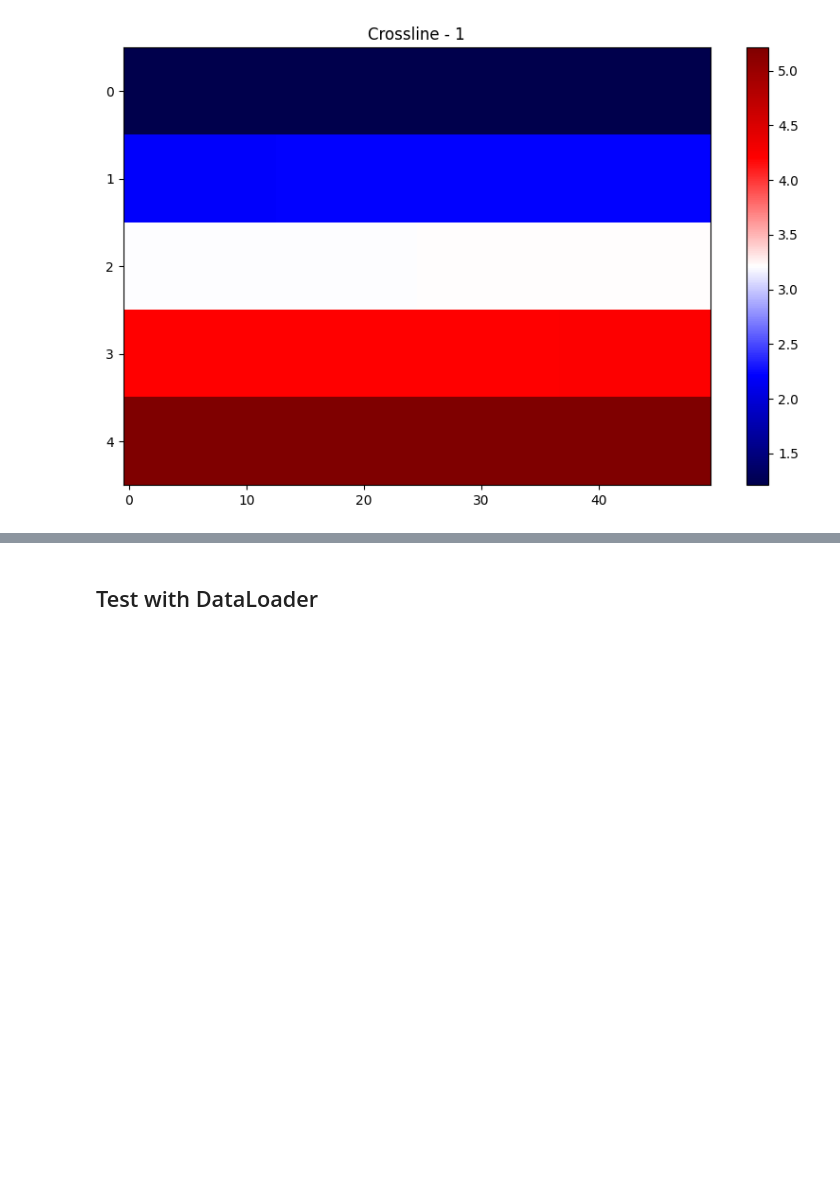
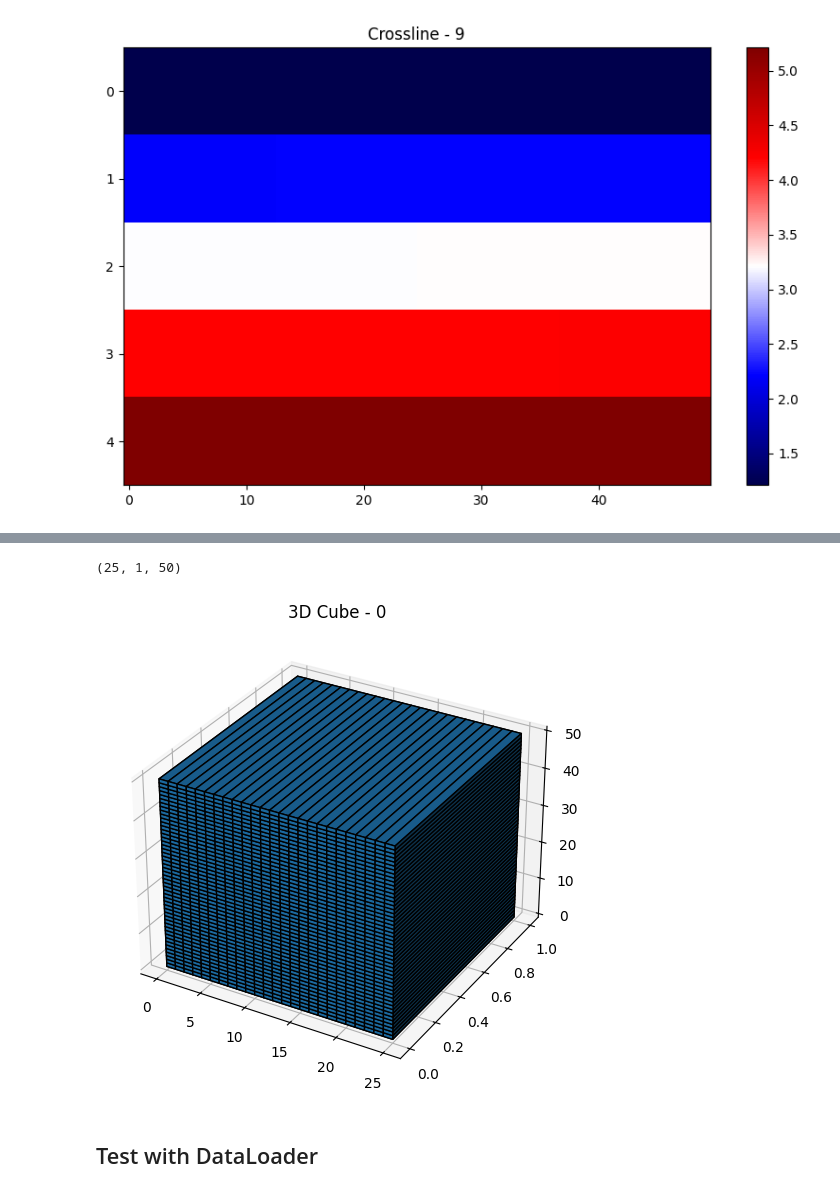
Before and after one commit to makamoa/alphasei, a Jupyter notebook: src/dataset/datasetExample.ipynb, the cells around one changed output, grey strips where cells are left out. Drawn from its saved outputs; the diff is of its cells as text; code cells hidden in the pictures; blank space fills up the shorter version.

Commit message:
added data_save/load to npy files and the ability to view full cube

```diff
--- a/src/dataset/datasetExample.ipynb
+++ b/src/dataset/datasetExample.ipynb
@@ -25,6 +25,10 @@ print ("============")
 dataset_time = SeismicDataset(segy_dir, mode='time')
 print(f"Time dataset length: {len(dataset_time)}")
 print ("============")
+
+dataset_cube = SeismicDataset(segy_dir, mode='cube')
+print(f"Cube dataset length: {len(dataset_cube)}")
+print ("============")
 # %% [output]
 Traces dataset length: 74
 ============
@@ -103,3 +103,19 @@ plot_seismic_data(dataset_time[idx], 'Time Slice - {}'.format(idx))
+# %%
+def plot_3d_seismic_data(data, title):
+    fig = plt.figure(figsize=(10, 6))
+    ax = fig.add_subplot(111, projection='3d')
+    ax.voxels(data, edgecolor='k')
+    plt.title(title)
+    plt.show()
+# %%
+print(dataset_cube[2].shape)
+# %% [output]
+(25, 1, 50)
+# %%
+idx = random.randint(0, len(dataset_cube)-1)
+plot_3d_seismic_data(dataset_cube[idx], '3D Cube - {}'.format(idx))
+# %% [output]
+[figure, added]
 # %% [markdown]
 ## Test with DataLoader
 # %%
```
Also changed, not shown: parts of 20 cells of this notebook, 2 other files.
